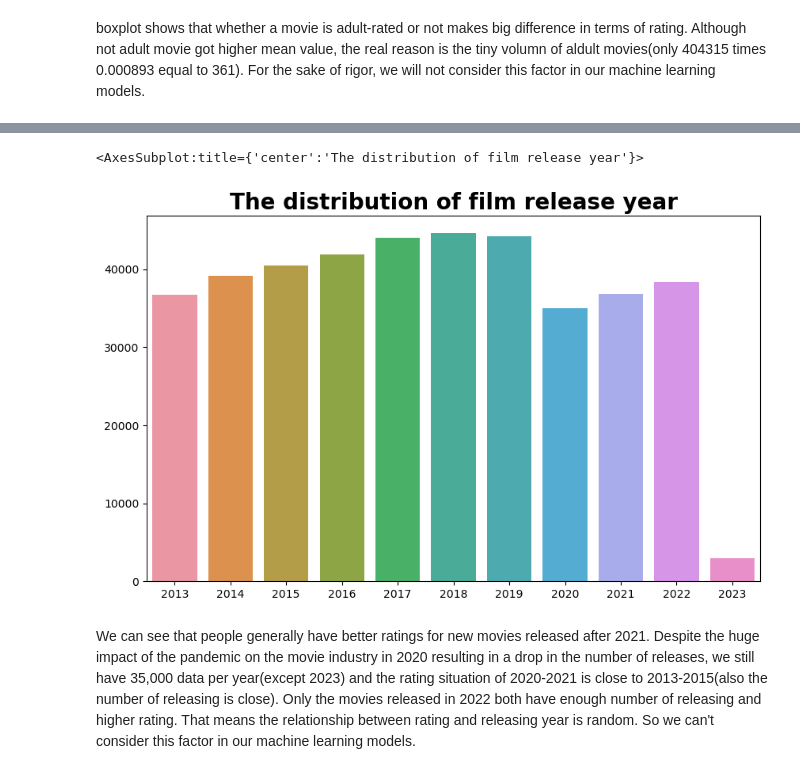
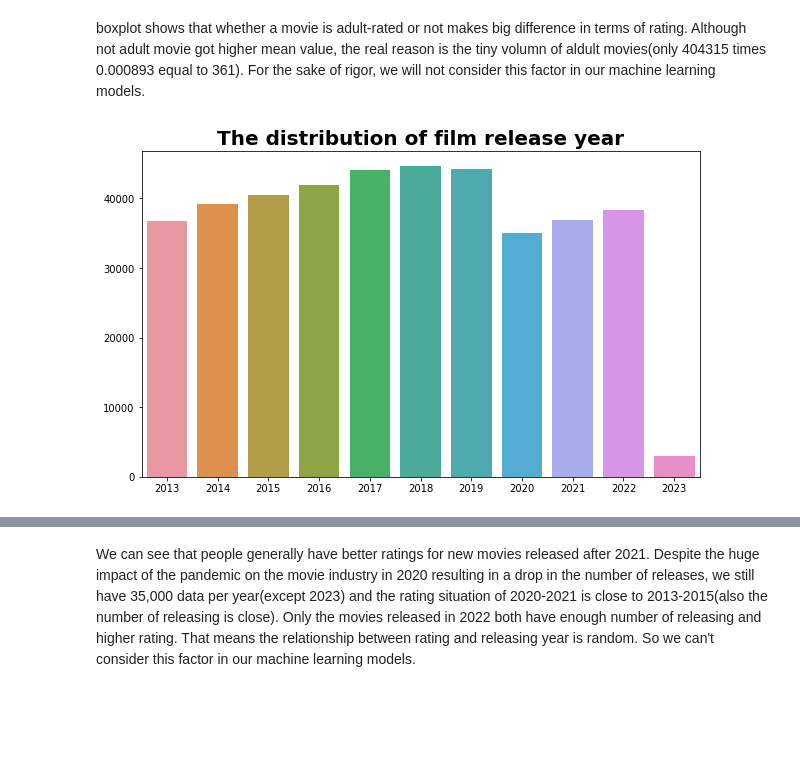
Before and after one commit to ZheShen00/PIC16B-23W-Project-group6, a Jupyter notebook: PIC16B-group6-Final_blog.ipynb, the cells around one changed output, grey strips where cells are left out. Drawn from its saved outputs; the diff is of its cells as text; code cells hidden in the pictures; blank space fills up the shorter version.

```diff
--- a/PIC16B-group6-Final_blog.ipynb
+++ b/PIC16B-group6-Final_blog.ipynb
@@ -206,4 +211,17 @@ max           1.000000
 Name: isAdult, dtype: float64
 # %% [markdown]
 boxplot shows that whether a movie is adult-rated or not makes big difference in terms of rating. Although not adult movie got higher mean value, the real reason is the tiny volumn of aldult movies(only 404315 times 0.000893 equal to 361). For the sake of rigor, we will not consider this factor in our machine learning models.
+# %%
+def dis_ReleaseYear(data):
+    df = data.startYear.value_counts()
+    x = [i for i in df.keys()]
+    y = []
+    for i in range(0,11):
+        y.append(df.values[i])
+    plt.figure(figsize=(10, 6))
+    plt.title('The distribution of film release year', fontsize=20, weight='bold')
+    sns.barplot(x=x, y=y)
+dis_ReleaseYear(imdb)
+# %% [output]
+[figure, added]
 # %%
@@ -214,17 +234,5 @@ plt.show()
 # %% [output]
 [figure]
-# %%
-df = imdb.startYear.value_counts()
-x = [i for i in df.keys()]
-y = []
-for i in range(0,11):
-    y.append(df.values[i])
-plt.figure(figsize=(10, 6))
-plt.title('The distribution of film release year', fontsize=20, weight='bold')
-sns.barplot(x=x, y=y)
-# %% [output]
-<AxesSubplot:title={'center':'The distribution of film release year'}>
-[figure, removed]
 # %% [markdown]
 We can see that people generally have better ratings for new movies released after 2021. Despite the huge impact of the pandemic on the movie industry in 2020 resulting in a drop in the number of releases, we still have 35,000 data per year(except 2023) and the rating situation of 2020-2021 is close to 2013-2015(also the number of releasing is close). Only the movies released in 2022 both have enough number of releasing and higher rating. That means the relationship between rating and releasing year is random. So we can't consider this factor in our machine learning models.
 # %% [markdown]
```
Also changed, not shown: parts of 7 cells of this notebook.
